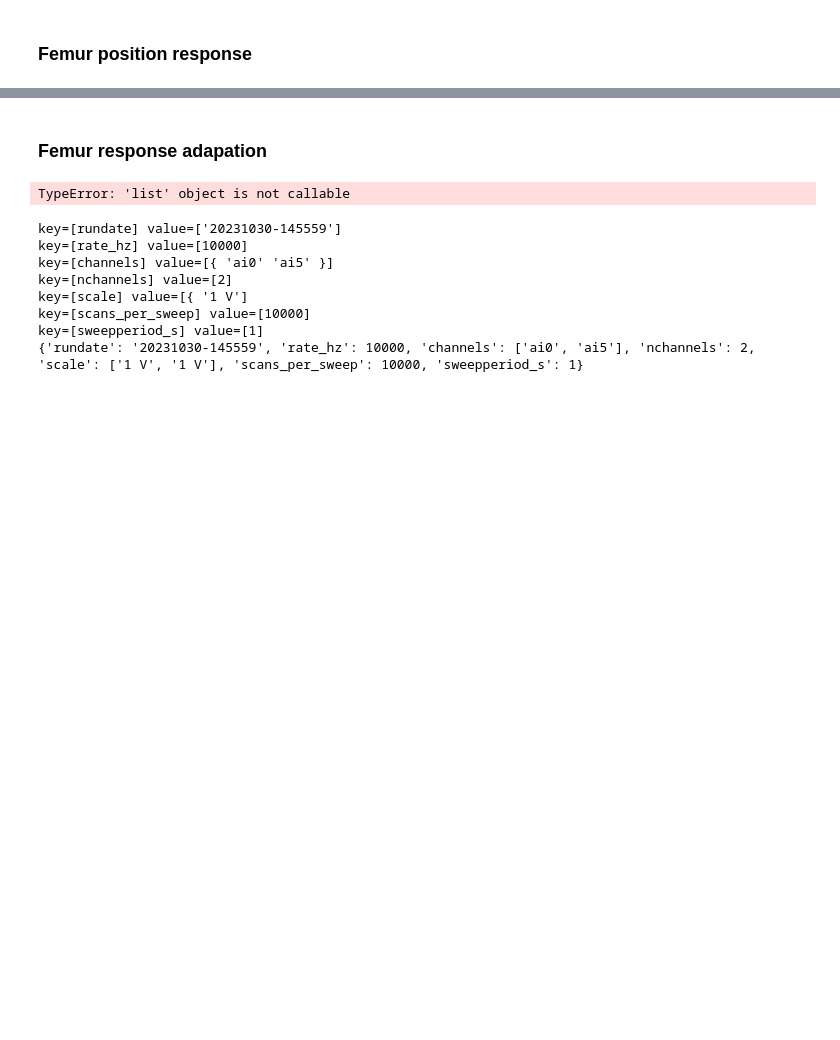
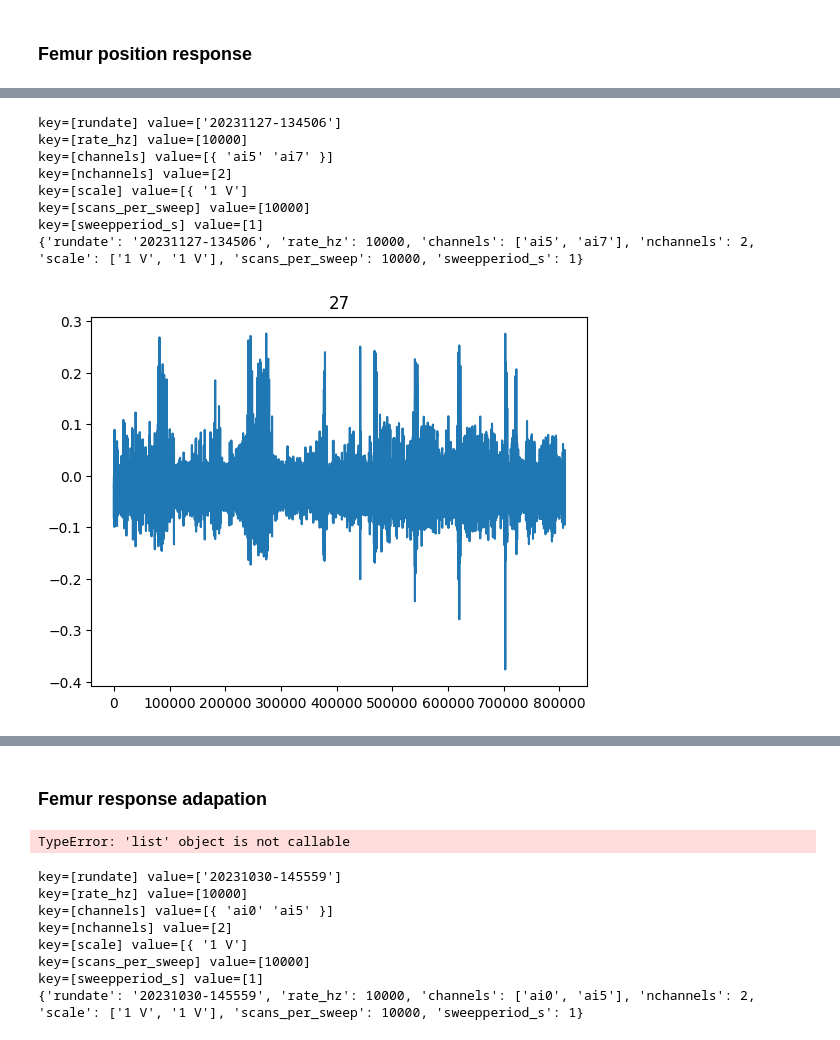
Before and after one commit to adishreeg/bi162-final-project, a Jupyter notebook: code/AirflowSimulation.ipynb, the cells around one changed output, grey strips where cells are left out. Cells and saved outputs as stored; diff of their text form; code cells hidden in the pictures; blank space fills up the shorter version.

```diff
--- a/code/AirflowSimulation.ipynb
+++ b/code/AirflowSimulation.ipynb
@@ -269,0 +262,25 @@ trial_times = {
+# %%
+def get_onsets(filename):
+    data, info = loadescope(filename)
+    ch_1 = data.reshape(2, -1)[0]
+    sub = np.where(ch_1 < 0)[0]
+    onsets = [sub[0]]
+    for x in sub[1:]:
+        if (x - onsets[-1]) > 30000: onsets.append(x)
+
+    plt.plot(ch_1)
+    plt.title(len(onsets))
+    plt.show()
+    return onsets
+
+trial_times = {n: get_onsets(f) for n, f in filenames.items()}
+# %% [output]
+key=[rundate] value=['20231127-134506']
+key=[rate_hz] value=[10000]
+key=[channels] value=[{ 'ai5' 'ai7' }]
+key=[nchannels] value=[2]
+key=[scale] value=[{ '1 V']
+key=[scans_per_sweep] value=[10000]
+key=[sweepperiod_s] value=[1]
+{'rundate': '20231127-134506', 'rate_hz': 10000, 'channels': ['ai5', 'ai7'], 'nchannels': 2, 'scale': ['1 V', '1 V'], 'scans_per_sweep': 10000, 'sweepperiod_s': 1}
+[figure, added]
```
Also changed, not shown: parts of 7 cells of this notebook, 1 other file.
